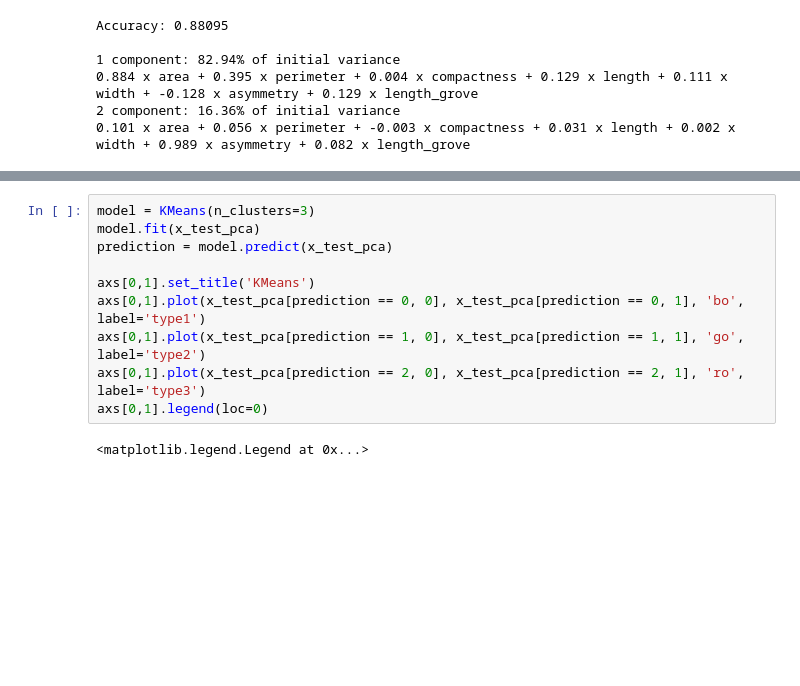
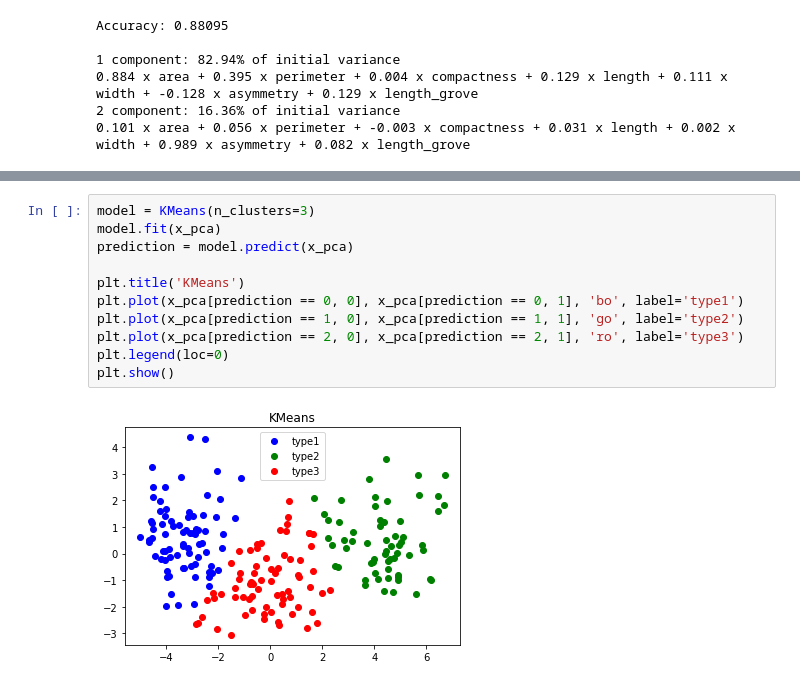
Before and after one commit to mhendlich/ml, a Jupyter notebook: ml_course_en/assignments/Assignment 05. Unsupervised_learning.ipynb, the cells around one changed output, grey strips where cells are left out. Cells and saved outputs as stored; diff of their text form; blank space fills up the shorter version.

```diff
--- a/ml_course_en/assignments/Assignment 05. Unsupervised_learning.ipynb
+++ b/ml_course_en/assignments/Assignment 05. Unsupervised_learning.ipynb
@@ -387,14 +385,15 @@ axs[0,0].legend(loc=0)
 # %%
 model = KMeans(n_clusters=3)
-model.fit(x_test_pca)
-prediction = model.predict(x_test_pca)
+model.fit(x_pca)
+prediction = model.predict(x_pca)
 
-axs[0,1].set_title('KMeans')
-axs[0,1].plot(x_test_pca[prediction == 0, 0], x_test_pca[prediction == 0, 1], 'bo', label='type1')
-axs[0,1].plot(x_test_pca[prediction == 1, 0], x_test_pca[prediction == 1, 1], 'go', label='type2')
-axs[0,1].plot(x_test_pca[prediction == 2, 0], x_test_pca[prediction == 2, 1], 'ro', label='type3')
-axs[0,1].legend(loc=0)
+plt.title('KMeans')
+plt.plot(x_pca[prediction == 0, 0], x_pca[prediction == 0, 1], 'bo', label='type1')
+plt.plot(x_pca[prediction == 1, 0], x_pca[prediction == 1, 1], 'go', label='type2')
+plt.plot(x_pca[prediction == 2, 0], x_pca[prediction == 2, 1], 'ro', label='type3')
+plt.legend(loc=0)
+plt.show()
 # %% [output]
-<matplotlib.legend.Legend at 0x...>
+[figure, added]
 # %%
 model = AgglomerativeClustering(n_clusters=3)
```
Also changed, not shown: parts of 4 cells of this notebook.
